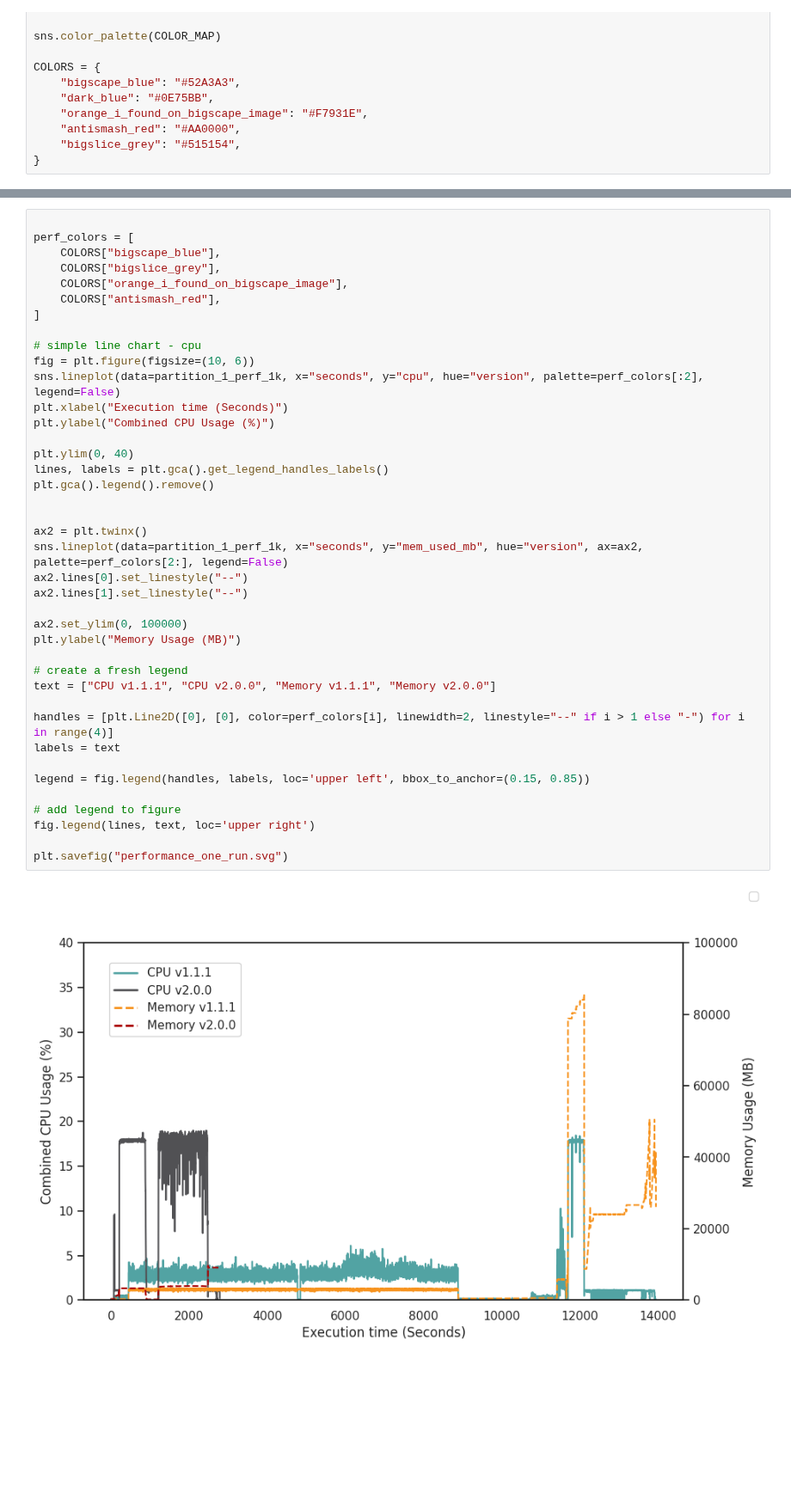
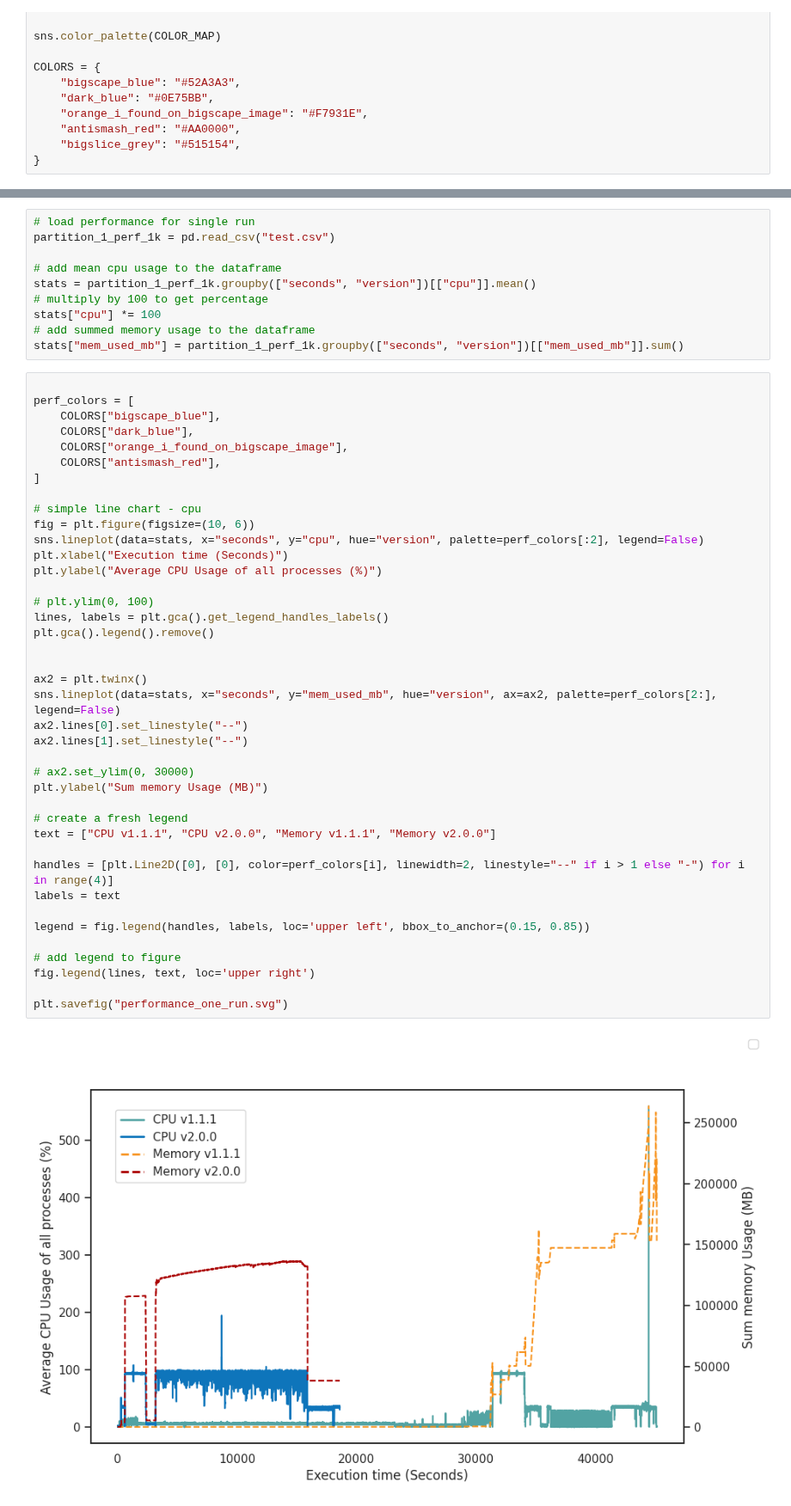
Before and after one commit to adraismawur/bigscape-v2-notebooks, a Jupyter notebook: performance.ipynb, the cells around one changed output, grey strips where cells are left out. Shown at 86% size. Saved outputs shown, nothing was run; the diff lists cells and outputs as text; blank space fills up the shorter version.

Commit message:
rework performance stuff

```diff
--- a/performance.ipynb
+++ b/performance.ipynb
@@ -23,42 +19,52 @@ partition_1_perf_1k = pd.read_csv("10000_partition_1_perf.csv")
+# %%
+# load performance for single run
+partition_1_perf_1k = pd.read_csv("test.csv")
+
+# add mean cpu usage to the dataframe
+stats = partition_1_perf_1k.groupby(["seconds", "version"])[["cpu"]].mean()
+# multiply by 100 to get percentage
+stats["cpu"] *= 100
+# add summed memory usage to the dataframe
+stats["mem_used_mb"] = partition_1_perf_1k.groupby(["seconds", "version"])[["mem_used_mb"]].sum()
 # %%
 
 perf_colors = [
     COLORS["bigscape_blue"],
-    COLORS["bigslice_grey"],
+    COLORS["dark_blue"],
     COLORS["orange_i_found_on_bigscape_image"],
     COLORS["antismash_red"],
 ]
 
 # simple line chart - cpu
 fig = plt.figure(figsize=(10, 6))
-sns.lineplot(data=partition_1_perf_1k, x="seconds", y="cpu", hue="version", palette=perf_colors[:2], legend=False)
+sns.lineplot(data=stats, x="seconds", y="cpu", hue="version", palette=perf_colors[:2], legend=False)
 plt.xlabel("Execution time (Seconds)")
-plt.ylabel("Combined CPU Usage (%)")
+plt.ylabel("Average CPU Usage of all processes (%)")
 
-plt.ylim(0, 40)
+# plt.ylim(0, 100)
 lines, labels = plt.gca().get_legend_handles_labels()
 plt.gca().legend().remove()
 
 
 ax2 = plt.twinx()
-sns.lineplot(data=partition_1_perf_1k, x="seconds", y="mem_used_mb", hue="version", ax=ax2, palette=perf_colors[2:], legend=False)
+sns.lineplot(data=stats, x="seconds", y="mem_used_mb", hue="version", ax=ax2, palette=perf_colors[2:], legend=False)
 ax2.lines[0].set_linestyle("--")
 ax2.lines[1].set_linestyle("--")
 
-ax2.set_ylim(0, 100000)
-plt.ylabel("Memory Usage (MB)")
+# ax2.set_ylim(0, 30000)
+plt.ylabel("Sum memory Usage (MB)")
 
 # create a fresh legend
 text = ["CPU v1.1.1", "CPU v2.0.0", "Memory v1.1.1", "Memory v2.0.0"]
 
 handles = [plt.Line2D([0], [0], color=perf_colors[i], linewidth=2, linestyle="--" if i > 1 else "-") for i in range(4)]
 labels = text
 
 legend = fig.legend(handles, labels, loc='upper left', bbox_to_anchor=(0.15, 0.85))
 
 # add legend to figure
 fig.legend(lines, text, loc='upper right')
 
 plt.savefig("performance_one_run.svg")
 # %% [output]
-[figure, old version]
+[figure, new version]
```
Also changed, not shown: parts of 1 cell of this notebook, 2 other files.
